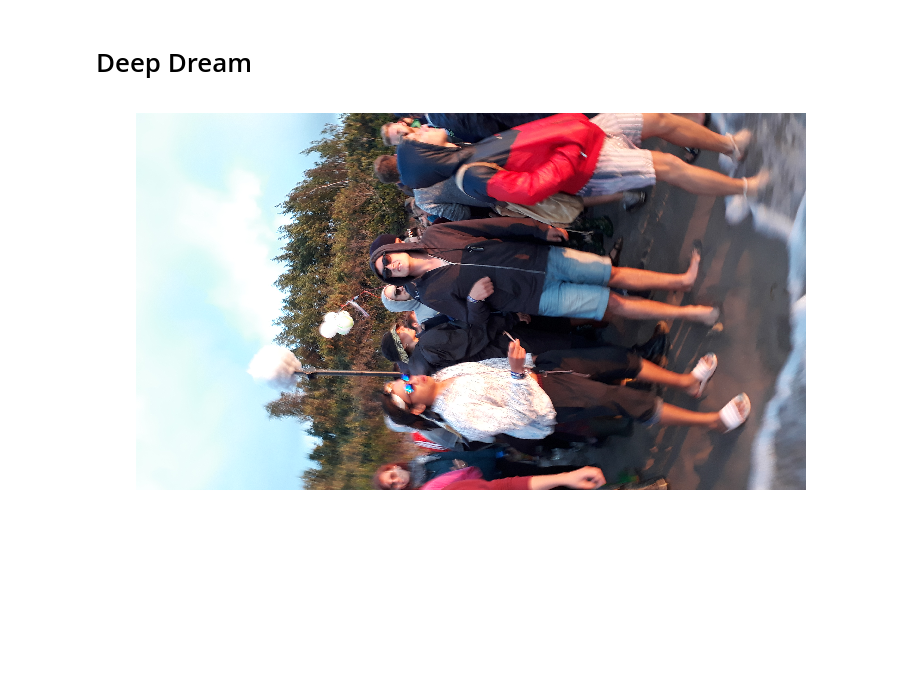
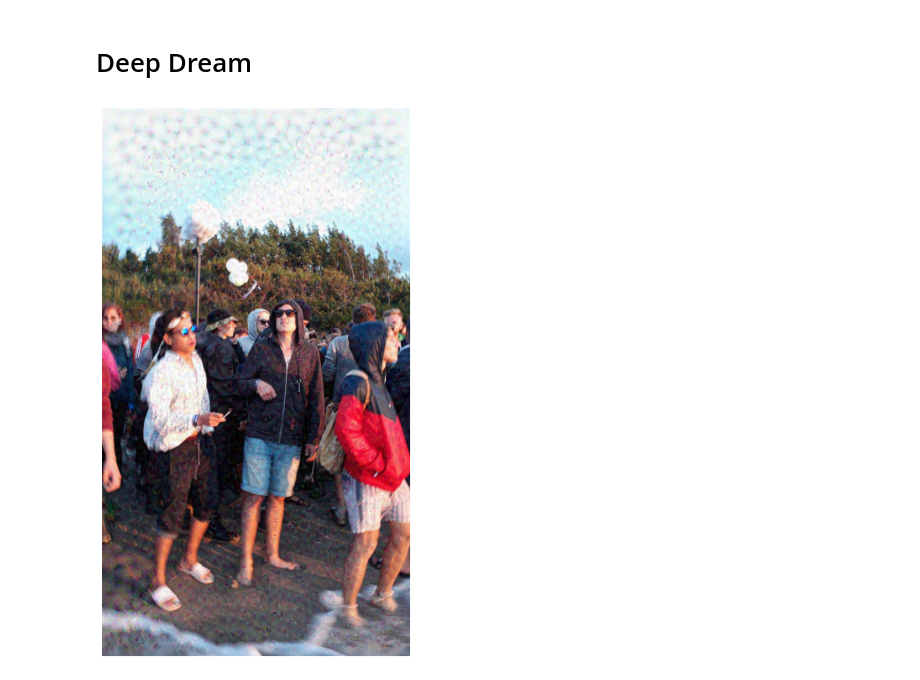
Before and after one commit to overdoz/neural-network, a Jupyter notebook: examples/DeepDream.ipynb, the cells around one changed output. Drawn from its saved outputs; the diff is of its cells as text; code cells hidden in the pictures; blank space fills up the shorter version.

```diff
--- a/examples/DeepDream.ipynb
+++ b/examples/DeepDream.ipynb
@@ -27,16 +28,16 @@ def show(img):
 # %%
 import os
 from PIL import Image
 
 basedir='deepdream'
-original_image = os.path.join(basedir, "test.jpg")
-final_image = os.path.join(basedir, "test_dream.jpg")
+original_image = os.path.join(basedir, "andy.jpg")
+final_image = os.path.join(basedir, "andy_dream.jpg")
 
 original_img = np.array(Image.open(original_image))
 
 show(original_img)
 # %% [output]
-[figure, old version]
+[figure, new version]
 # %%
 base_model = tf.keras.applications.InceptionV3(include_top=False, weights='imagenet')
 base_model.summary()
```
Also changed, not shown: parts of 4 cells of this notebook, 9 other files.
